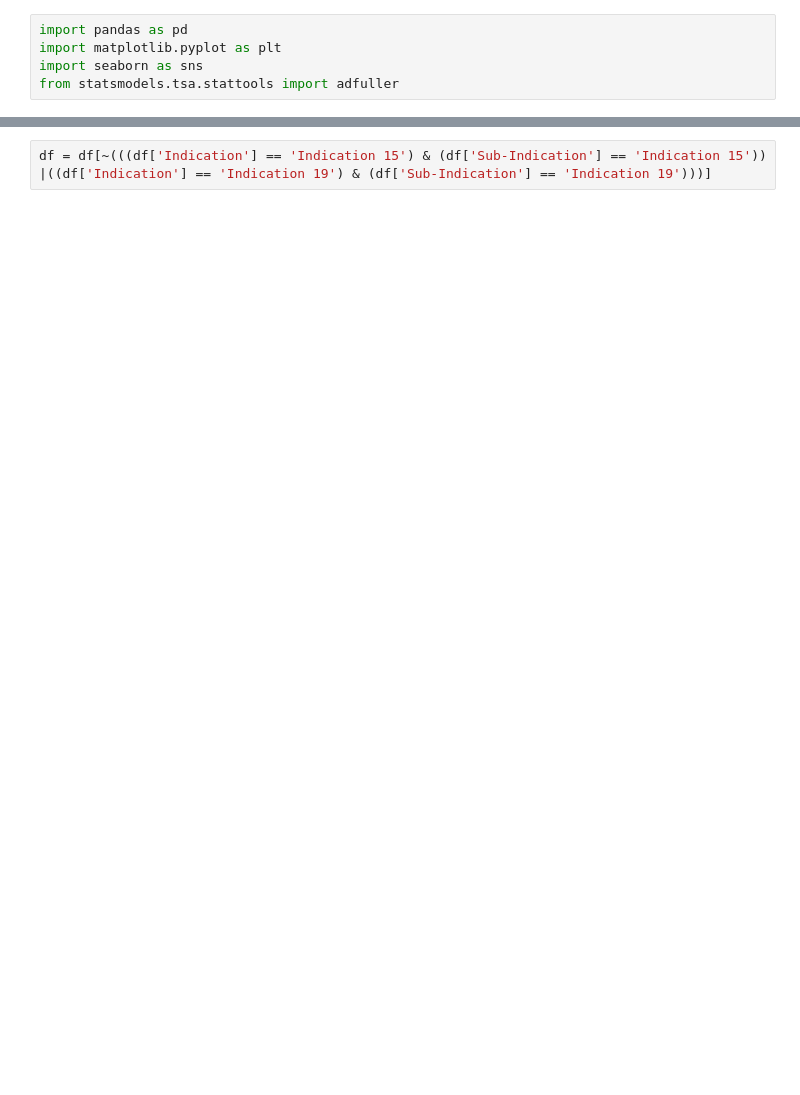
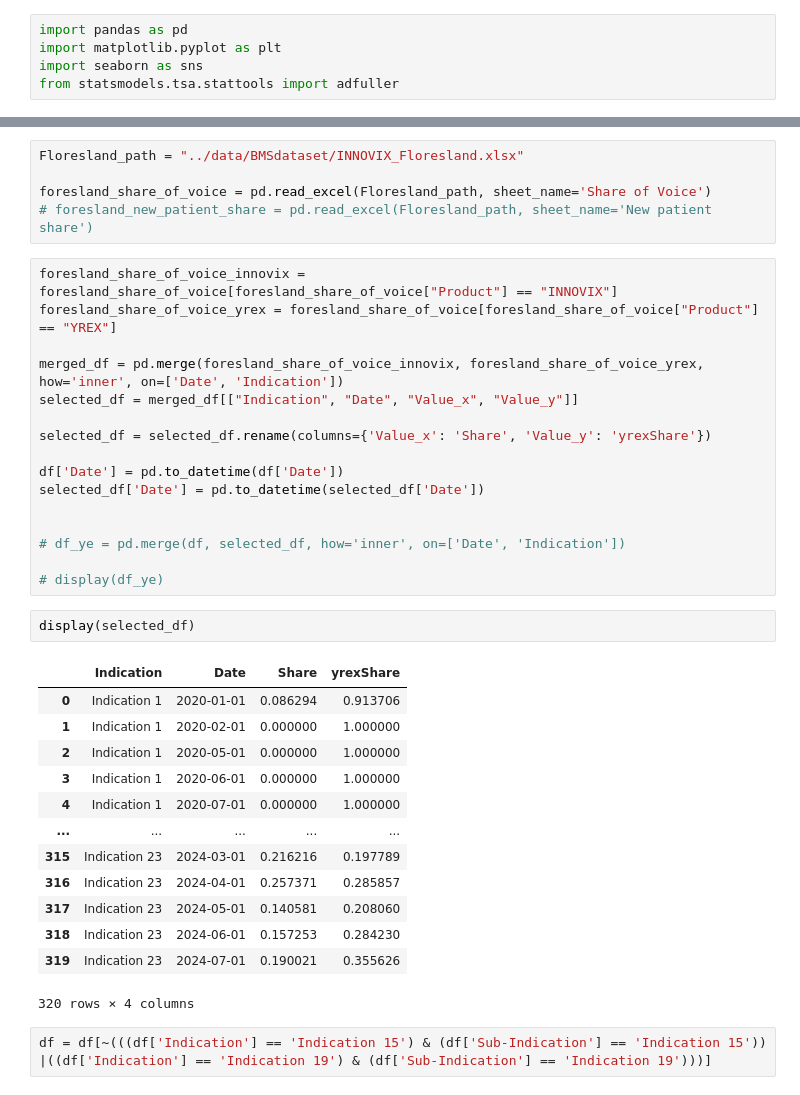
Before and after one commit to BrunoManzano/LauzHack, a Jupyter notebook: notebooks/VAR.ipynb, the cells around one changed output, grey strips where cells are left out. Cells and saved outputs as stored; diff of their text form; blank space fills up the shorter version.

```diff
--- a/notebooks/VAR.ipynb
+++ b/notebooks/VAR.ipynb
@@ -23,2 +23,39 @@ display(df)
+# %%
+Floresland_path = "../data/BMSdataset/INNOVIX_Floresland.xlsx"
+
+foresland_share_of_voice = pd.read_excel(Floresland_path, sheet_name='Share of Voice')
+# foresland_new_patient_share = pd.read_excel(Floresland_path, sheet_name='New patient share')
+# %%
+foresland_share_of_voice_innovix = foresland_share_of_voice[foresland_share_of_voice["Product"] == "INNOVIX"]
+foresland_share_of_voice_yrex = foresland_share_of_voice[foresland_share_of_voice["Product"] == "YREX"]
+
+merged_df = pd.merge(foresland_share_of_voice_innovix, foresland_share_of_voice_yrex, how='inner', on=['Date', 'Indication'])
+selected_df = merged_df[["Indication", "Date", "Value_x", "Value_y"]]
+
+selected_df = selected_df.rename(columns={'Value_x': 'Share', 'Value_y': 'yrexShare'})
+
+df['Date'] = pd.to_datetime(df['Date'])
+selected_df['Date'] = pd.to_datetime(selected_df['Date'])
+
+
+# df_ye = pd.merge(df, selected_df, how='inner', on=['Date', 'Indication'])
+
+# display(df_ye)
+# %%
+display(selected_df)
+# %% [output]
+|  | Indication | Date | Share | yrexShare |
+| 0 | Indication 1 | 2020-01-01 | 0.086294 | 0.913706 |
+| 1 | Indication 1 | 2020-02-01 | 0.000000 | 1.000000 |
+| 2 | Indication 1 | 2020-05-01 | 0.000000 | 1.000000 |
+| 3 | Indication 1 | 2020-06-01 | 0.000000 | 1.000000 |
+| 4 | Indication 1 | 2020-07-01 | 0.000000 | 1.000000 |
+| ... | ... | ... | ... | ... |
+| 315 | Indication 23 | 2024-03-01 | 0.216216 | 0.197789 |
+| 316 | Indication 23 | 2024-04-01 | 0.257371 | 0.285857 |
+| 317 | Indication 23 | 2024-05-01 | 0.140581 | 0.208060 |
+| 318 | Indication 23 | 2024-06-01 | 0.157253 | 0.284230 |
+| 319 | Indication 23 | 2024-07-01 | 0.190021 | 0.355626 |
+320 rows × 4 columns
 # %%
 df = df[~(((df['Indication'] == 'Indication 15') & (df['Sub-Indication'] == 'Indication 15')) |((df['Indication'] == 'Indication 19') & (df['Sub-Indication'] == 'Indication 19')))]
```
Also changed, not shown: parts of 18 cells of this notebook.
